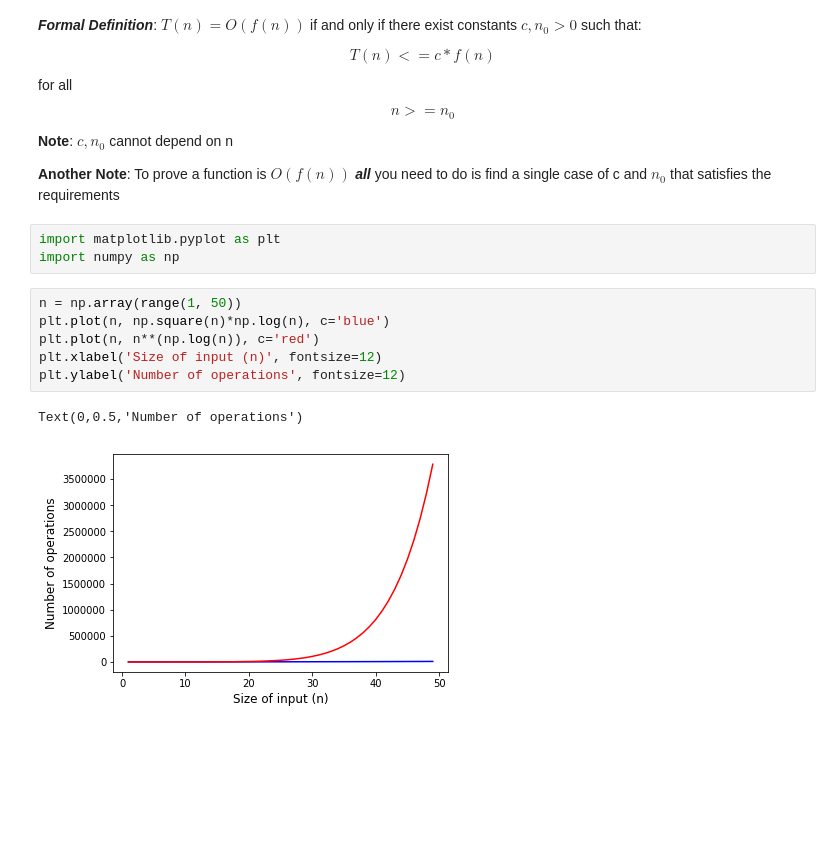
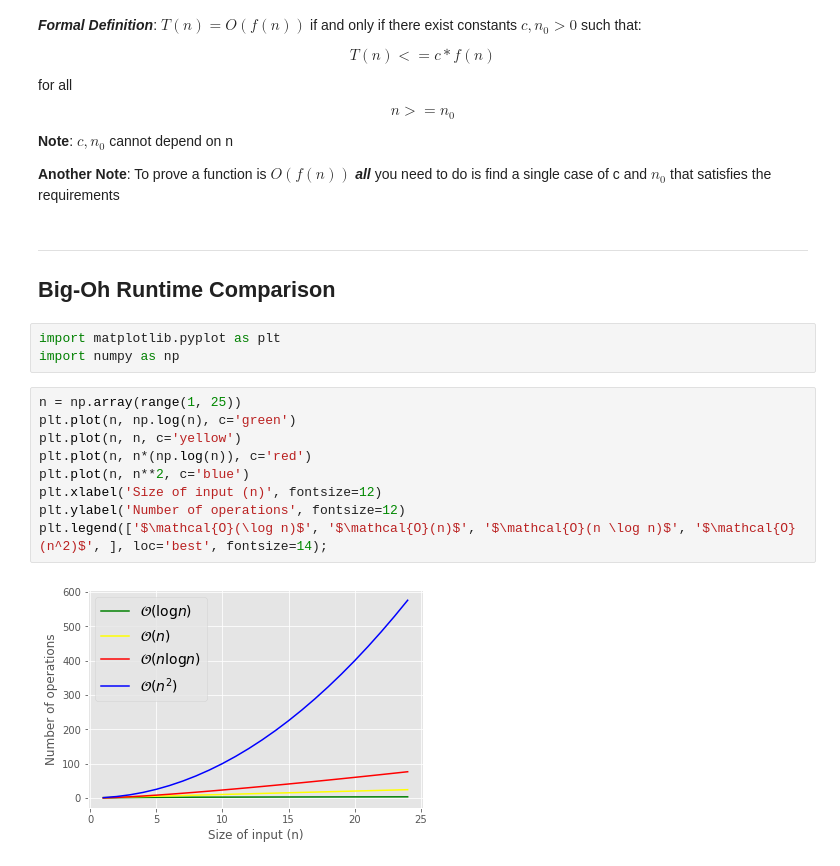
Before and after one commit to csdotson/Data_Structures_Algorithms, a Jupyter notebook: algorithms/algorithms.ipynb, the cells around one changed output. Cells and saved outputs as stored; diff of their text form; blank space fills up the shorter version.

```diff
--- a/algorithms/algorithms.ipynb
+++ b/algorithms/algorithms.ipynb
@@ -194,15 +228,20 @@ return False
 **Note**: $c, n_0$ cannot depend on n
 
 **Another Note**: To prove a function is $O(f(n))$ ***all*** you need to do is find a single case of c and $n_0$ that satisfies the requirements
+# %% [markdown]
+***
+## Big-Oh Runtime Comparison
 # %%
 import matplotlib.pyplot as plt
 import numpy as np
 # %%
-n = np.array(range(1, 50))
-plt.plot(n, np.square(n)*np.log(n), c='blue')
-plt.plot(n, n**(np.log(n)), c='red')
+n = np.array(range(1, 25))
+plt.plot(n, np.log(n), c='green')
+plt.plot(n, n, c='yellow')
+plt.plot(n, n*(np.log(n)), c='red')
+plt.plot(n, n**2, c='blue')
 plt.xlabel('Size of input (n)', fontsize=12)
 plt.ylabel('Number of operations', fontsize=12)
+plt.legend(['$\mathcal{O}(\log n)$', '$\mathcal{O}(n)$', '$\mathcal{O}(n \log n)$', '$\mathcal{O}(n^2)$', ], loc='best', fontsize=14);
 # %% [output]
-Text(0,0.5,'Number of operations')
-[figure, old version]
+[figure, new version]
```
Also changed, not shown: parts of 38 cells of this notebook.
